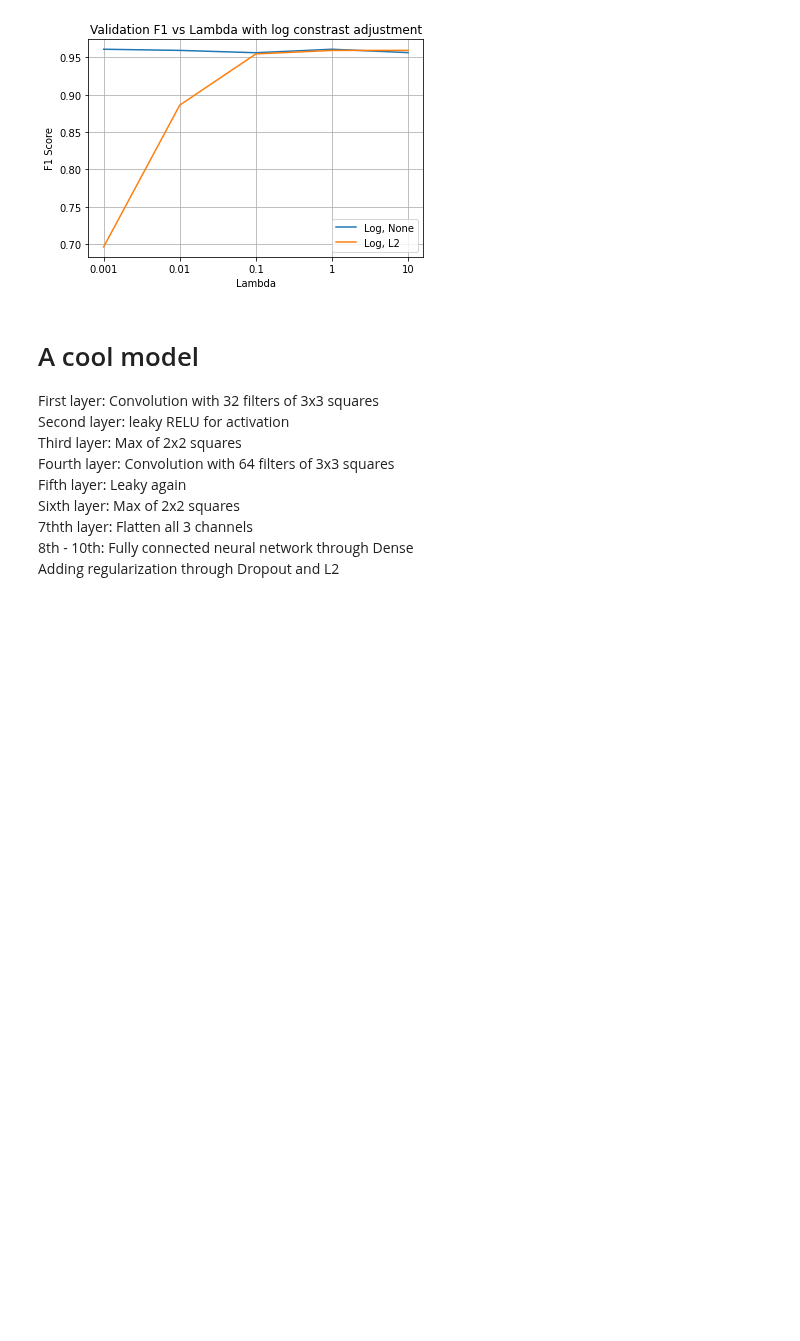
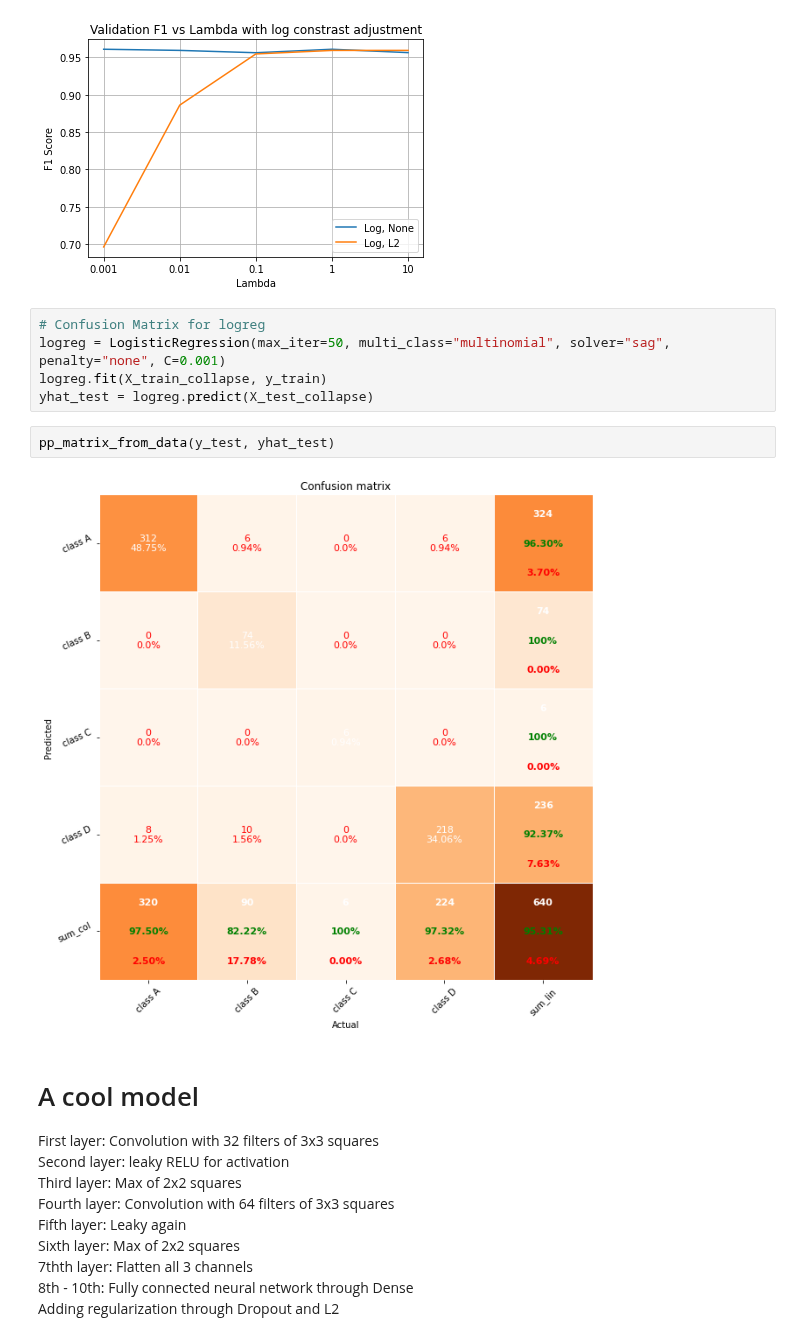
Before and after one commit to trietvuive/MRI_Alzheimer, a Jupyter notebook: notebook.ipynb, the cells around one changed output. Cells and saved outputs as stored; diff of their text form; blank space fills up the shorter version.

```diff
--- a/notebook.ipynb
+++ b/notebook.ipynb
@@ -327,6 +348,15 @@ plt.show()
 # roc_curve(y_test, yhat_test)
 # %% [output]
 [figure]
+# %%
+# Confusion Matrix for logreg
+logreg = LogisticRegression(max_iter=50, multi_class="multinomial", solver="sag", penalty="none", C=0.001)
+logreg.fit(X_train_collapse, y_train)
+yhat_test = logreg.predict(X_test_collapse)
+# %%
+pp_matrix_from_data(y_test, yhat_test)
+# %% [output]
+[figure, added]
 # %% [markdown]
 # A cool model
 First layer: Convolution with 32 filters of 3x3 squares <br/>
```
Also changed, not shown: parts of 15 cells of this notebook, 5 other files.
